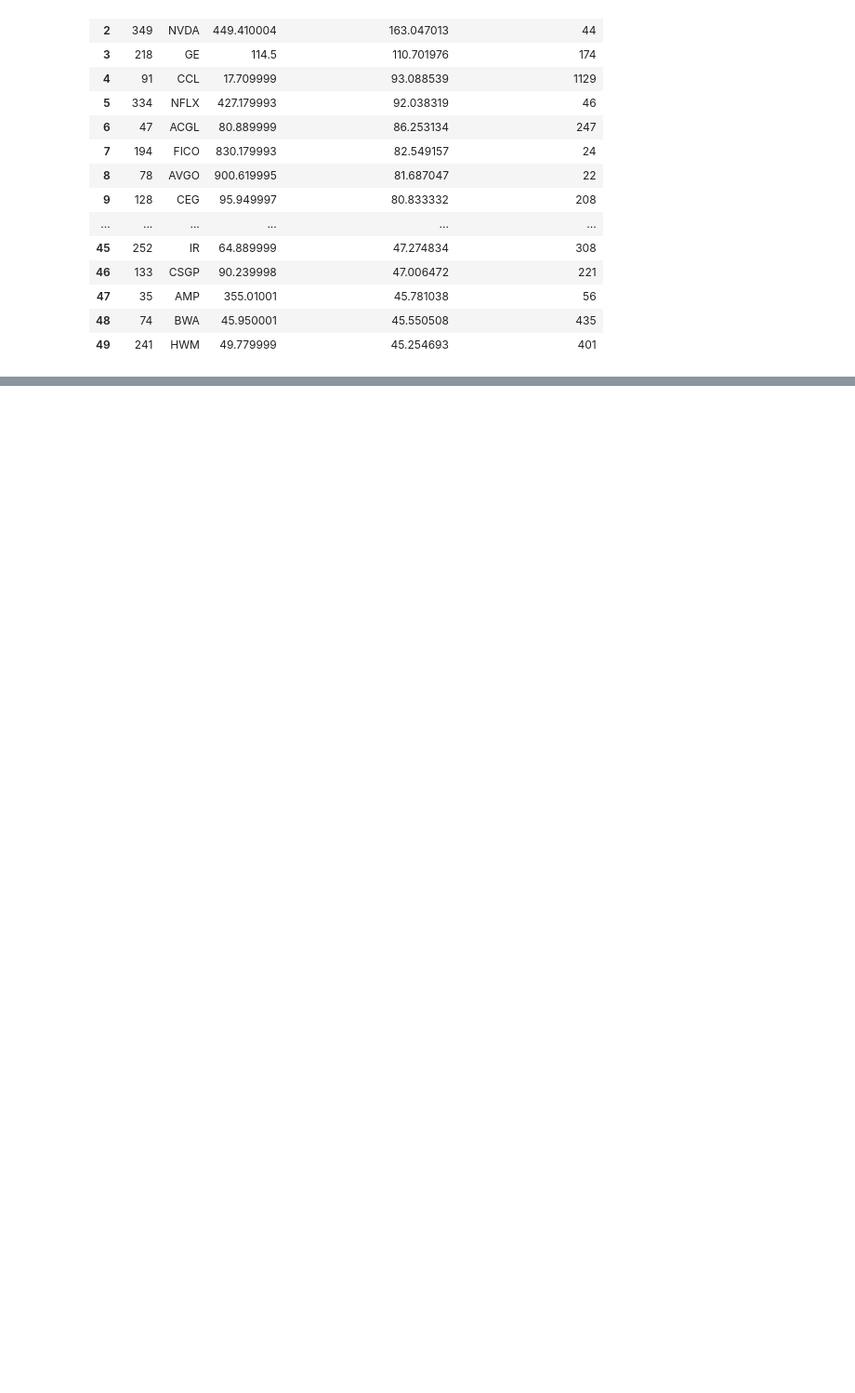
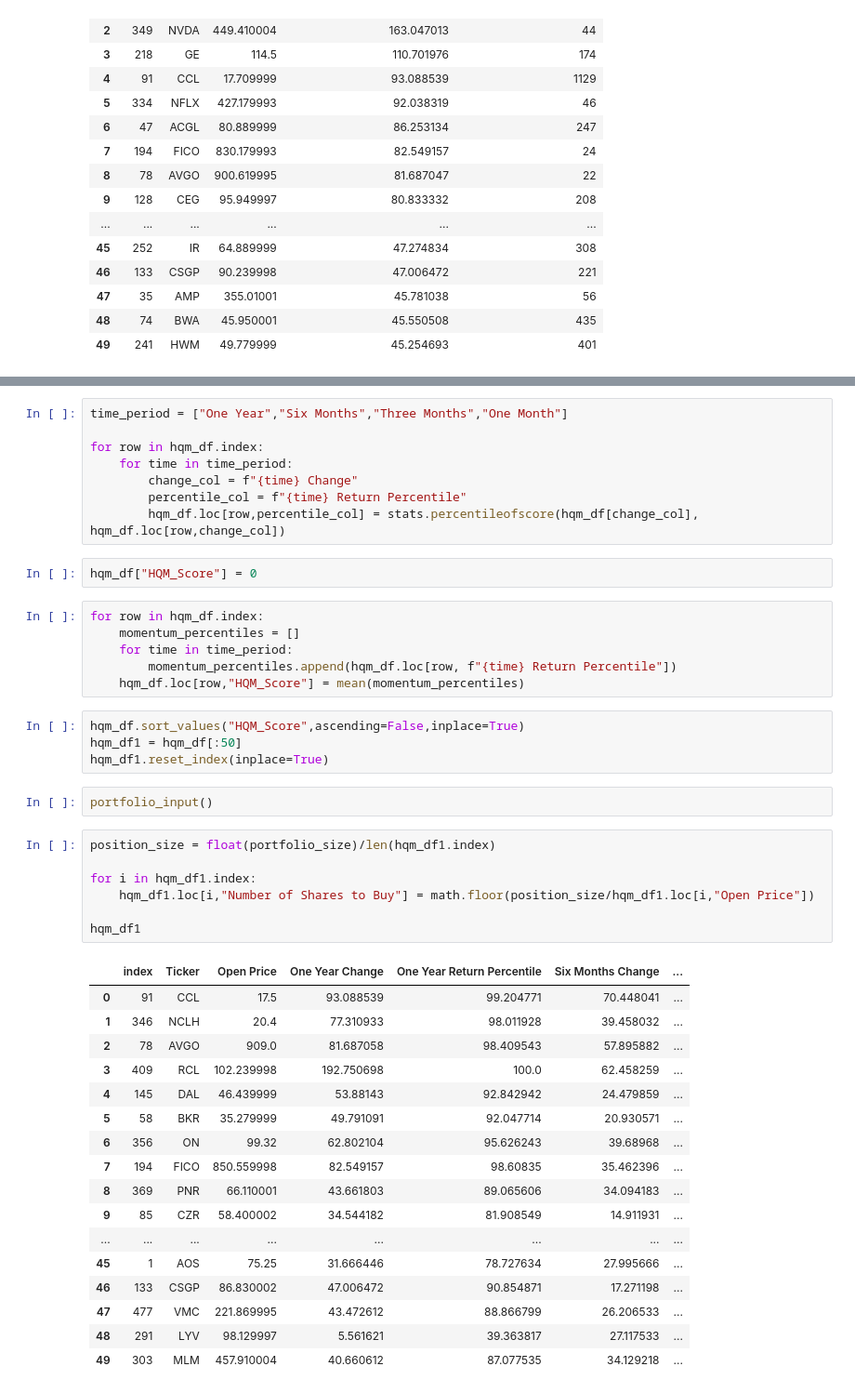
Before and after one commit to Goureesh-20/Quantitative-Momentum-Stratergy, a Jupyter notebook: QMStratergy.ipynb, the cells around one changed output, grey strips where cells are left out. Shown at 93% size. Drawn from its saved outputs; the diff is of its cells as text; blank space fills up the shorter version.

```diff
--- a/QMStratergy.ipynb
+++ b/QMStratergy.ipynb
@@ -134,0 +233,47 @@ results_df1
+# %%
+time_period = ["One Year","Six Months","Three Months","One Month"]
+
+for row in hqm_df.index:
+    for time in time_period:
+        change_col = f"{time} Change"
+        percentile_col = f"{time} Return Percentile"
+        hqm_df.loc[row,percentile_col] = stats.percentileofscore(hqm_df[change_col], hqm_df.loc[row,change_col])
+# %%
+hqm_df["HQM_Score"] = 0
+# %%
+for row in hqm_df.index:
+    momentum_percentiles = []
+    for time in time_period:
+        momentum_percentiles.append(hqm_df.loc[row, f"{time} Return Percentile"])
+    hqm_df.loc[row,"HQM_Score"] = mean(momentum_percentiles)
+# %%
+hqm_df.sort_values("HQM_Score",ascending=False,inplace=True)
+hqm_df1 = hqm_df[:50]
+hqm_df1.reset_index(inplace=True)
+# %%
+portfolio_input()
+# %%
+position_size = float(portfolio_size)/len(hqm_df1.index)
+
+for i in hqm_df1.index:
+    hqm_df1.loc[i,"Number of Shares to Buy"] = math.floor(position_size/hqm_df1.loc[i,"Open Price"])
+
+hqm_df1
+# %% [output]
+|  | index | Ticker | Open Price | One Year Change | One Year Return Percentile | Six Months Change | ... |
+| 0 | 91 | CCL | 17.5 | 93.088539 | 99.204771 | 70.448041 | ... |
+| 1 | 346 | NCLH | 20.4 | 77.310933 | 98.011928 | 39.458032 | ... |
+| 2 | 78 | AVGO | 909.0 | 81.687058 | 98.409543 | 57.895882 | ... |
+| 3 | 409 | RCL | 102.239998 | 192.750698 | 100.0 | 62.458259 | ... |
+| 4 | 145 | DAL | 46.439999 | 53.88143 | 92.842942 | 24.479859 | ... |
+| 5 | 58 | BKR | 35.279999 | 49.791091 | 92.047714 | 20.930571 | ... |
+| 6 | 356 | ON | 99.32 | 62.802104 | 95.626243 | 39.68968 | ... |
+| 7 | 194 | FICO | 850.559998 | 82.549157 | 98.60835 | 35.462396 | ... |
+| 8 | 369 | PNR | 66.110001 | 43.661803 | 89.065606 | 34.094183 | ... |
+| 9 | 85 | CZR | 58.400002 | 34.544182 | 81.908549 | 14.911931 | ... |
+| ... | ... | ... | ... | ... | ... | ... | ... |
+| 45 | 1 | AOS | 75.25 | 31.666446 | 78.727634 | 27.995666 | ... |
+| 46 | 133 | CSGP | 86.830002 | 47.006472 | 90.854871 | 17.271198 | ... |
+| 47 | 477 | VMC | 221.869995 | 43.472612 | 88.866799 | 26.206533 | ... |
+| 48 | 291 | LYV | 98.129997 | 5.561621 | 39.363817 | 27.117533 | ... |
+| 49 | 303 | MLM | 457.910004 | 40.660612 | 87.077535 | 34.129218 | ... |
```
Also changed, not shown: parts of 7 cells of this notebook, 1 other file.
